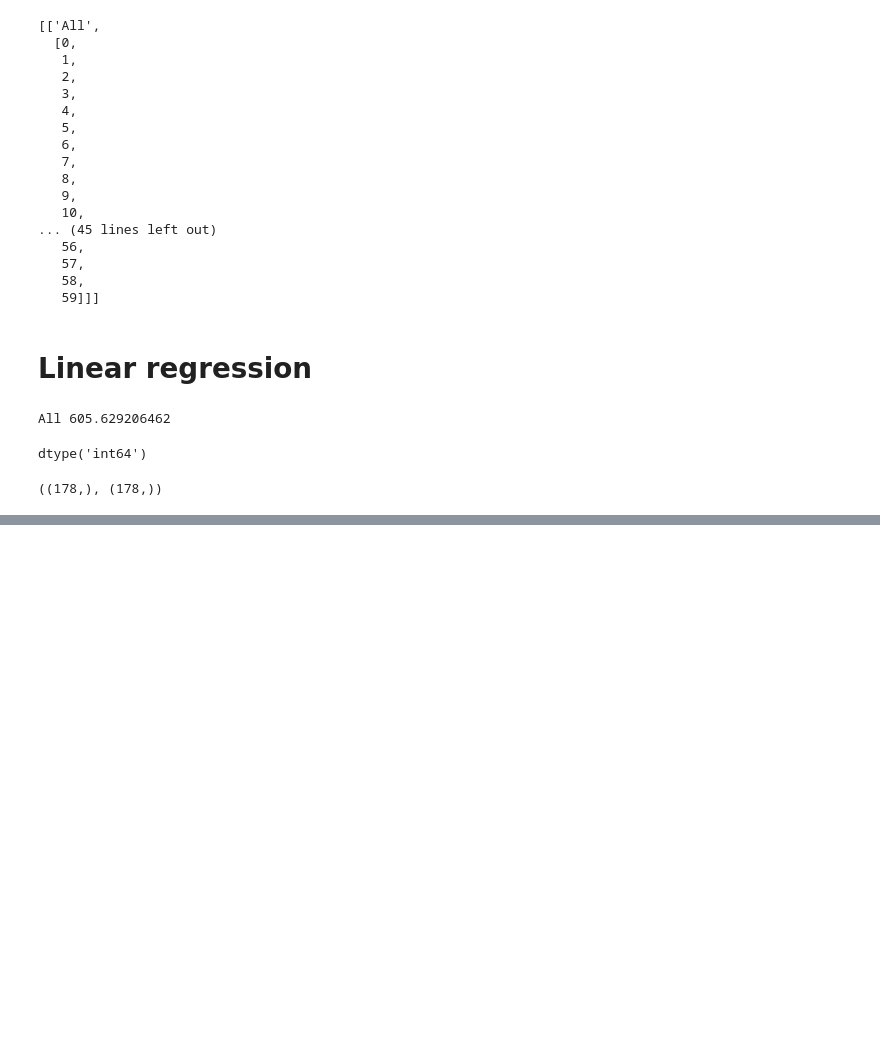
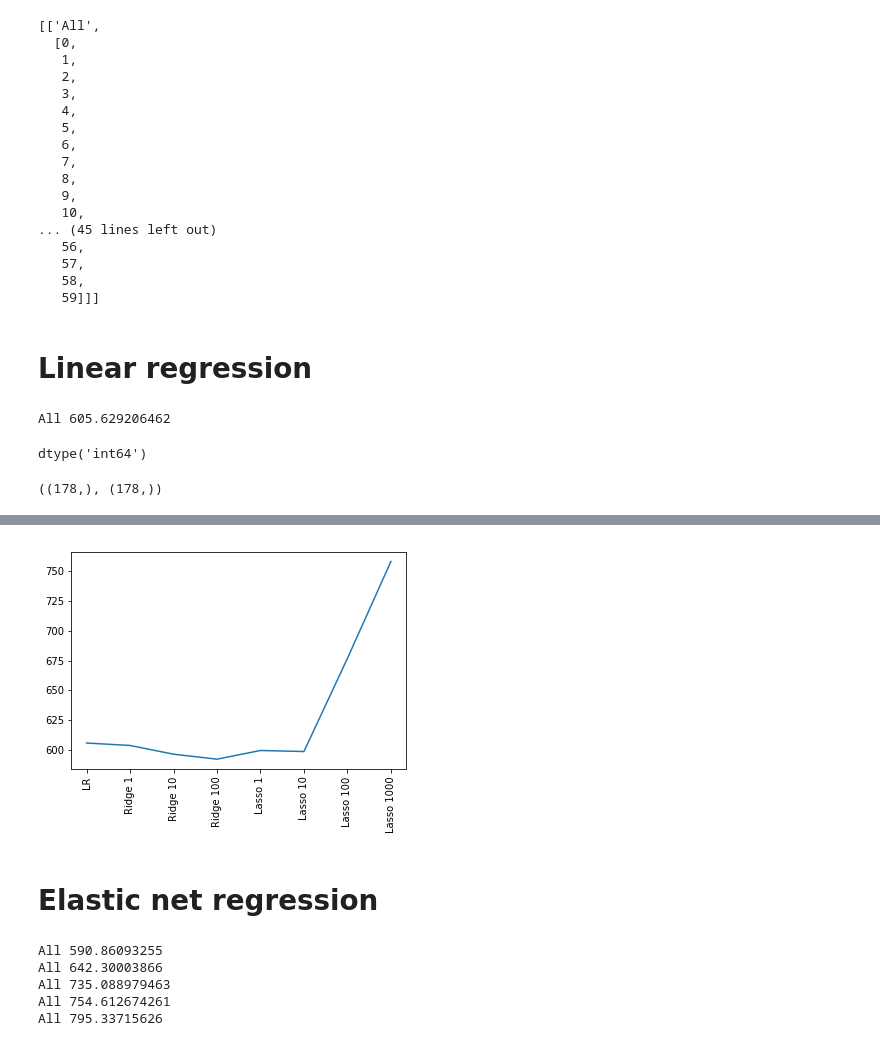
Before and after one commit to patricieni/ICM, a Jupyter notebook: Healthcare modeling DT RF workflow.ipynb, the cells around one changed output, grey strips where cells are left out. Cells and saved outputs as stored; diff of their text form; code cells hidden in the pictures; blank space fills up the shorter version.

```diff
--- a/Healthcare modeling DT RF workflow.ipynb
+++ b/Healthcare modeling DT RF workflow.ipynb
@@ -210,0 +226,3 @@ plt.show()
+# %%
+#alpha value
+a_list = np.array([1, 10, 100, 1000])
@@ -210,0 +250,15 @@ plt.show()
+# %%
+#Plot the MAE and all combinations
+fig, ax = plt.subplots()
+plt.plot(mae)
+
+#Set the tick names to names of combinations
+ax.set_xticks(range(len(comb)))
+ax.set_xticklabels(comb, rotation = "vertical")
+
+#plot
+plt.show()
+# %% [output]
+[figure, added]
+# %% [markdown]
+# Elastic net regression
@@ -210,0 +269,20 @@ plt.show()
+# %%
+for alpha in a_list:
+
+    model = ElasticNet(alpha = alpha, random_state=seed)
+
+    algo = "Elastic"
+
+    for name, i_cols_list in X_all:
+        model.fit(X_train_2.iloc[:, i_cols_list], Y_train2)
+        result = mean_absolute_error(Y_val, model.predict(X_val.iloc[:, i_cols_list]))
+        mae.append(result)
+        print(name + " %s" % result)
+
+    comb.append(algo + " %s" % alpha)
+# %% [output]
+All 590.86093255
+All 642.30003866
+All 735.088979463
+All 754.612674261
+All 795.33715626
```
Also changed, not shown: parts of 53 cells of this notebook.
